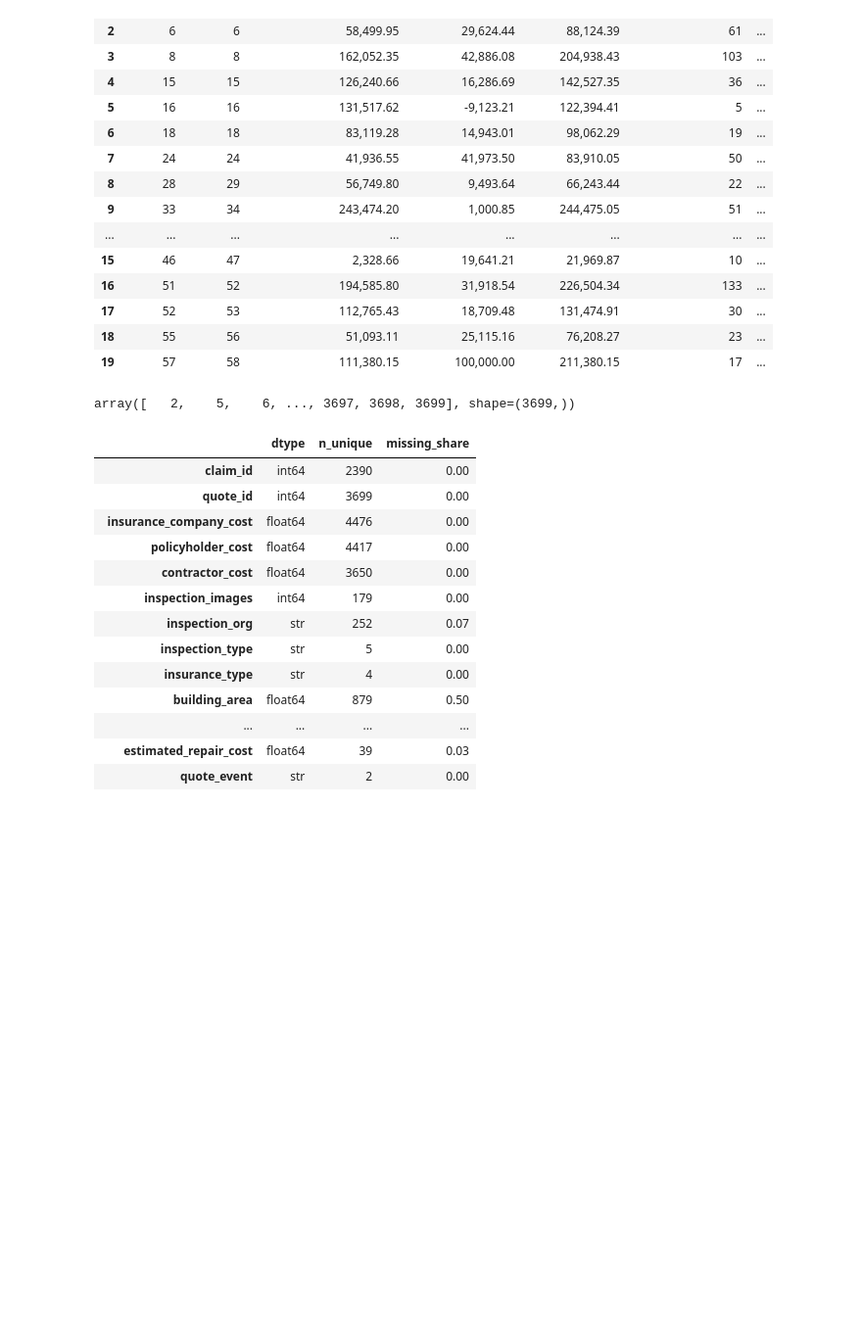
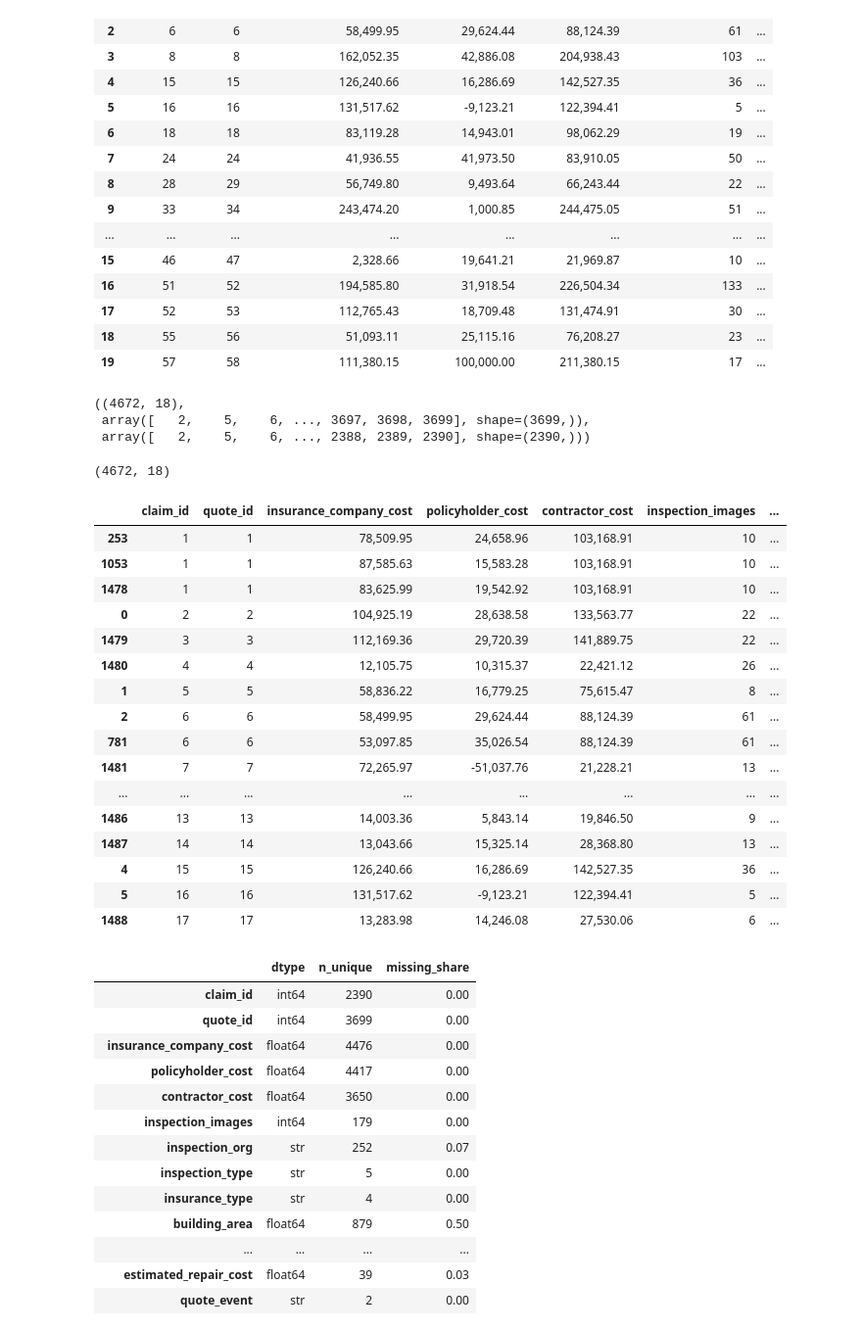
Before and after one commit to arumds/claims_cost_triage, a Jupyter notebook: notebooks/01_data_exploration.ipynb, the cells around one changed output. Shown at 98% size. Drawn from its saved outputs; the diff is of its cells as text; code cells hidden in the pictures; blank space fills up the shorter version.

Commit message:
Re-run EDA notebook and add duplicate and ID checks
Notebook re-executed; adds a check of rows after dropping exact duplicates
(4,672) and the number of unique quote and claim IDs.

```diff
--- a/notebooks/01_data_exploration.ipynb
+++ b/notebooks/01_data_exploration.ipynb
@@ -69,9 +69,36 @@ raw.head(20)
 | 18 | 55 | 56 | 51,093.11 | 25,115.16 | 76,208.27 | 23 | ... |
 | 19 | 57 | 58 | 111,380.15 | 100,000.00 | 211,380.15 | 17 | ... |
 # %%
-raw['quote_id'].unique()
+raw.drop_duplicates().shape, raw['quote_id'].unique(), raw['claim_id'].unique()
 # %% [output]
-array([   2,    5,    6, ..., 3697, 3698, 3699], shape=(3699,))
+((4672, 18),
+ array([   2,    5,    6, ..., 3697, 3698, 3699], shape=(3699,)),
+ array([   2,    5,    6, ..., 2388, 2389, 2390], shape=(2390,)))
+# %%
+raw_nodup = raw.drop_duplicates()
+raw_nodup.shape
+# %% [output]
+(4672, 18)
+# %%
+raw_nodup.sort_values(by=["quote_id", "claim_id"]).head(20)
+# %% [output]
+|  | claim_id | quote_id | insurance_company_cost | policyholder_cost | contractor_cost | inspection_images | ... |
+| 253 | 1 | 1 | 78,509.95 | 24,658.96 | 103,168.91 | 10 | ... |
+| 1053 | 1 | 1 | 87,585.63 | 15,583.28 | 103,168.91 | 10 | ... |
+| 1478 | 1 | 1 | 83,625.99 | 19,542.92 | 103,168.91 | 10 | ... |
+| 0 | 2 | 2 | 104,925.19 | 28,638.58 | 133,563.77 | 22 | ... |
+| 1479 | 3 | 3 | 112,169.36 | 29,720.39 | 141,889.75 | 22 | ... |
+| 1480 | 4 | 4 | 12,105.75 | 10,315.37 | 22,421.12 | 26 | ... |
+| 1 | 5 | 5 | 58,836.22 | 16,779.25 | 75,615.47 | 8 | ... |
+| 2 | 6 | 6 | 58,499.95 | 29,624.44 | 88,124.39 | 61 | ... |
+| 781 | 6 | 6 | 53,097.85 | 35,026.54 | 88,124.39 | 61 | ... |
+| 1481 | 7 | 7 | 72,265.97 | -51,037.76 | 21,228.21 | 13 | ... |
+| ... | ... | ... | ... | ... | ... | ... | ... |
+| 1486 | 13 | 13 | 14,003.36 | 5,843.14 | 19,846.50 | 9 | ... |
+| 1487 | 14 | 14 | 13,043.66 | 15,325.14 | 28,368.80 | 13 | ... |
+| 4 | 15 | 15 | 126,240.66 | 16,286.69 | 142,527.35 | 36 | ... |
+| 5 | 16 | 16 | 131,517.62 | -9,123.21 | 122,394.41 | 5 | ... |
+| 1488 | 17 | 17 | 13,283.98 | 14,246.08 | 27,530.06 | 6 | ... |
 # %%
 raw.dtypes.to_frame("dtype").join(raw.nunique().rename("n_unique")).join(raw.isna().mean().rename("missing_share"))
 # %% [output]
```
